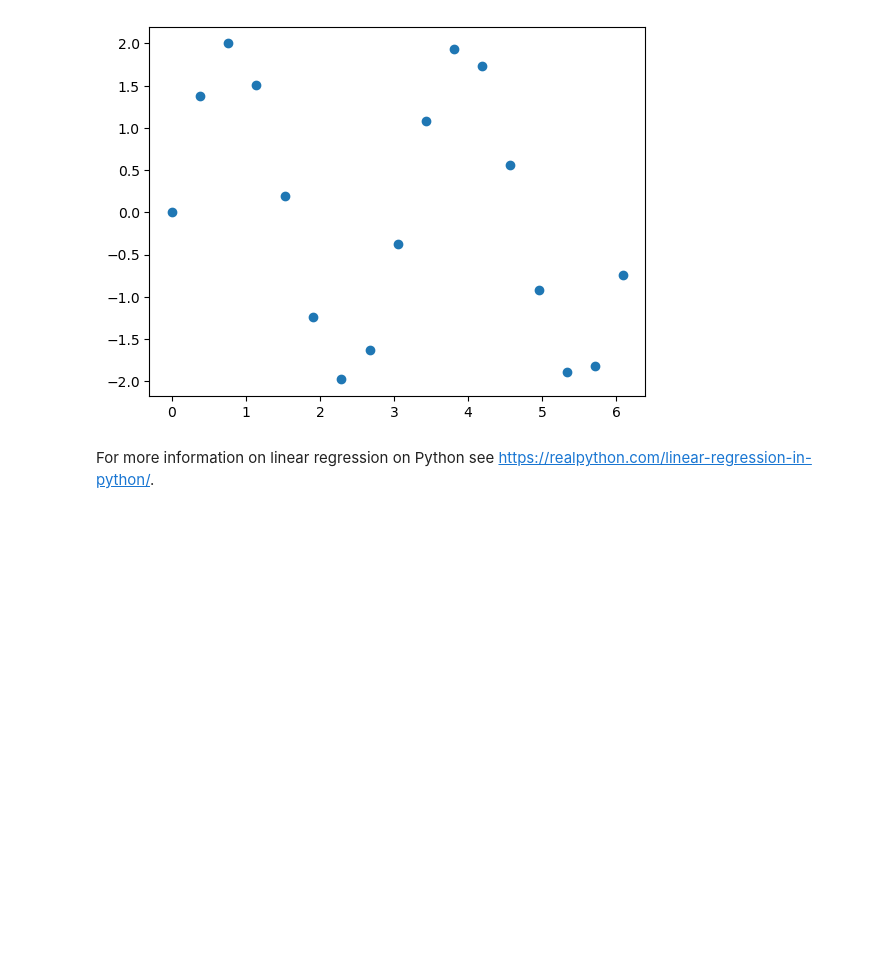
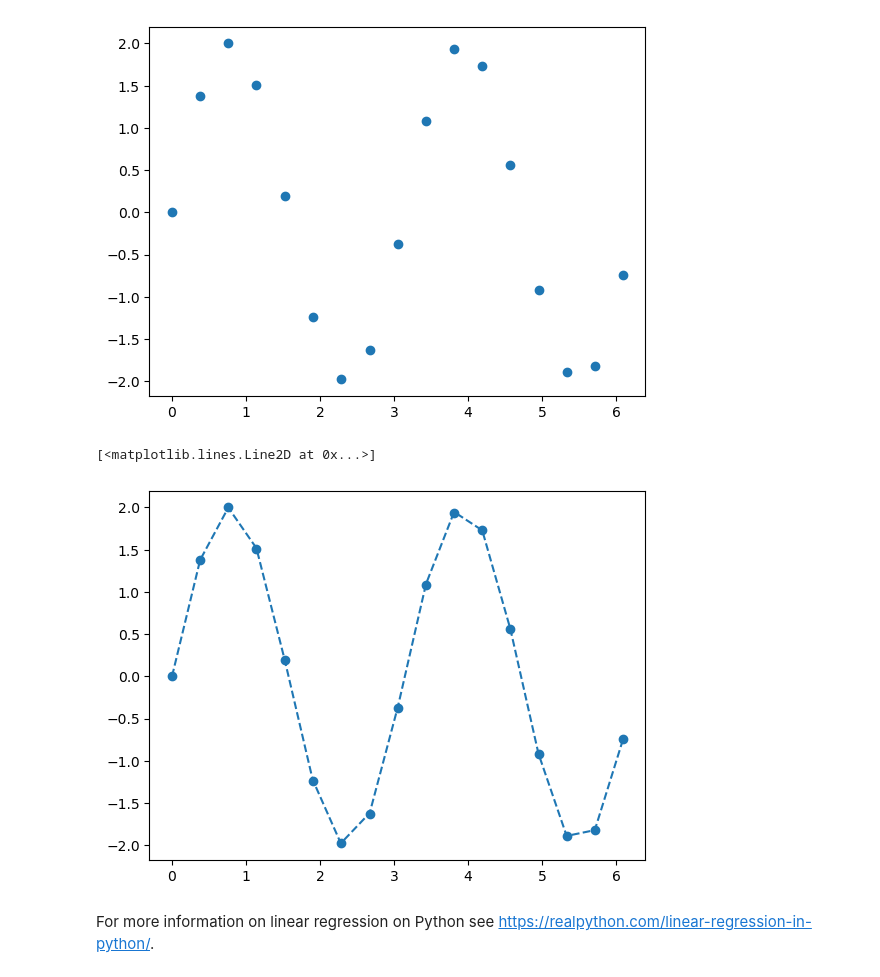
Before and after one commit to vincentpost/PythonMasterclass, a Jupyter notebook: session_6_fitting.ipynb, the cells around one changed output. Cells and saved outputs as stored; diff of their text form; code cells hidden in the pictures; blank space fills up the shorter version.

```diff
--- a/session_6_fitting.ipynb
+++ b/session_6_fitting.ipynb
@@ -209,19 +214,40 @@ plt.plot(xdata, ydata, 'o')
 # %% [output]
 [<matplotlib.lines.Line2D at 0x...>]
 [figure]
+# %%
+A=1
+b=6
+y= A*np.sin(b*x)
 # %%
-def fdiff(p, x, ydata):
-    # Type your code here
+def fdiff(p, xdata, ydata):
+    intercept = p['intercept']
+    teta = p['teta']
+    y = np.sin(teta*xdata)*intercept
+
     return y - ydata
 
 parameters = lmfit.Parameters()
-# Add your parameter definitions here
+
+parameters.add('intercept', value=0.5, min=0, max=360)
+parameters.add('teta', value=2.5, min=0, max=360)
+
 mini = lmfit.Minimizer(userfcn=fdiff,
-                       fcn_args=(x, ydata),
+                       fcn_args=(xdata, ydata),
                        calc_covar=True,
                        params=parameters)
-res = mini.minimize(method="leastsq")
+res_exercise = mini.minimize(method="leastsq")
+
+A=res_exercise.params["intercept"]
+b=res_exercise.params["teta"]
+
+ylmfit_exercise =A*np.sin(b*xdata)
 
 # Include code to plot the results
+
+plt.plot(xdata, ylmfit_exercise, 'C0--')
+plt.plot(xdata, ydata, 'o')
+# %% [output]
+[<matplotlib.lines.Line2D at 0x...>]
+[figure, added]
 # %% [markdown]
 For more information on linear regression on Python see <A href="https://realpython.com/linear-regression-in-python/">https://realpython.com/linear-regression-in-python/</A>.
```
Also changed, not shown: parts of 8 cells of this notebook, 6 other files.
